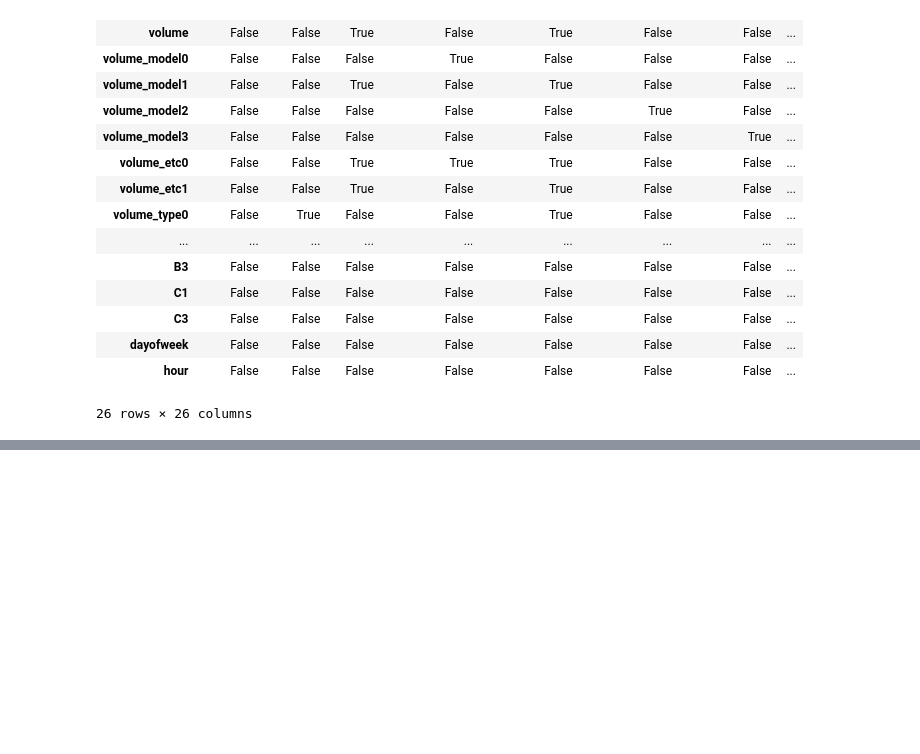
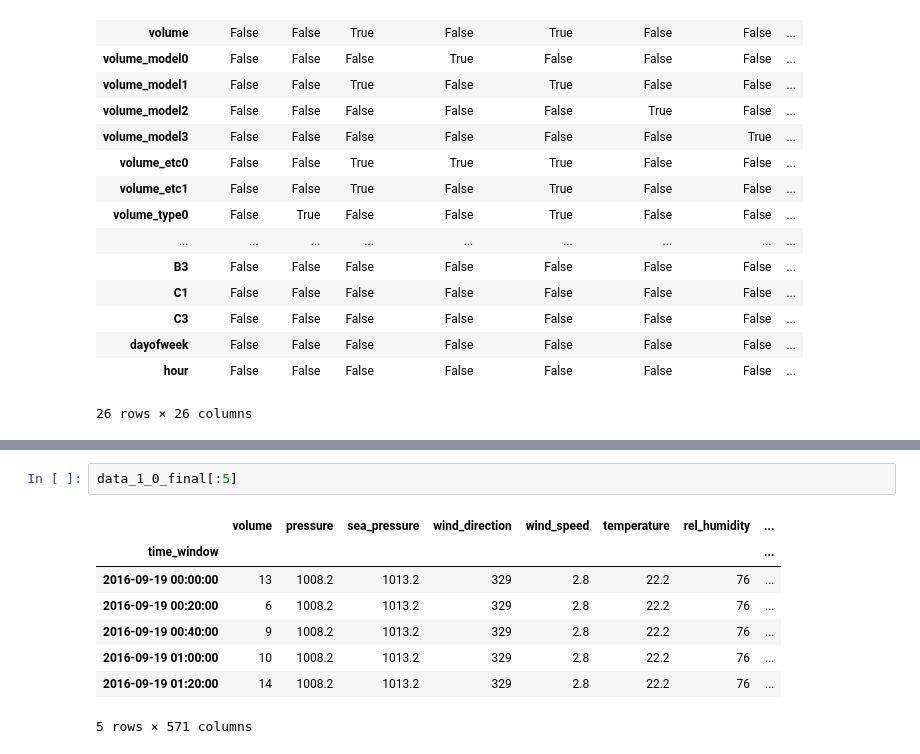
Before and after one commit to Gan-Jiang/KDD-CUP-2017, a Jupyter notebook: dataprocess.ipynb, the cells around one changed output, grey strips where cells are left out. Drawn from its saved outputs; the diff is of its cells as text; blank space fills up the shorter version.

```diff
--- a/dataprocess.ipynb
+++ b/dataprocess.ipynb
@@ -553,0 +603,11 @@ volume_weather_travel_time.corr()>0.6
+# %%
+data_1_0_final[:5]
+# %% [output]
+|  | volume | pressure | sea_pressure | wind_direction | wind_speed | temperature | rel_humidity | ... |
+| time_window |  |  |  |  |  |  |  | ... |
+| 2016-09-19 00:00:00 | 13 | 1008.2 | 1013.2 | 329 | 2.8 | 22.2 | 76 | ... |
+| 2016-09-19 00:20:00 | 6 | 1008.2 | 1013.2 | 329 | 2.8 | 22.2 | 76 | ... |
+| 2016-09-19 00:40:00 | 9 | 1008.2 | 1013.2 | 329 | 2.8 | 22.2 | 76 | ... |
+| 2016-09-19 01:00:00 | 10 | 1008.2 | 1013.2 | 329 | 2.8 | 22.2 | 76 | ... |
+| 2016-09-19 01:20:00 | 14 | 1008.2 | 1013.2 | 329 | 2.8 | 22.2 | 76 | ... |
+5 rows × 571 columns
```
Also changed, not shown: parts of 7 cells of this notebook, 8 other files.
